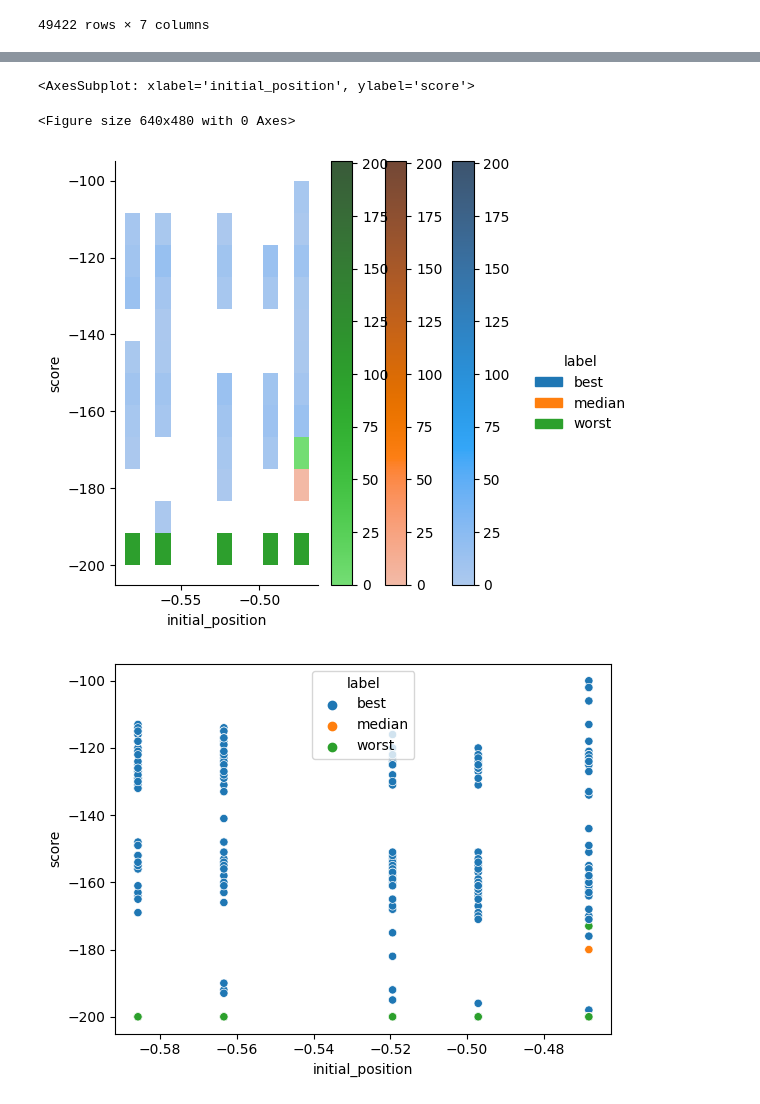
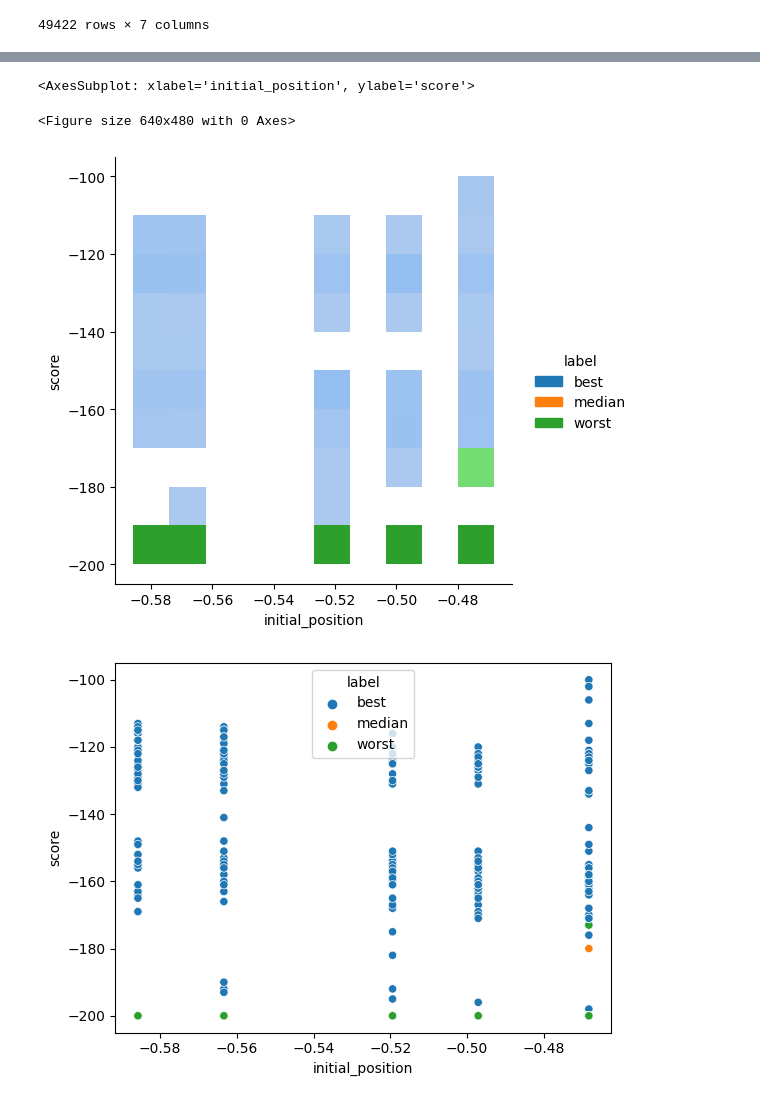
Before and after one commit to urmzd/linear-gp, a Jupyter notebook: notebooks/plots.ipynb, the cells around one changed output, grey strips where cells are left out. Saved outputs shown, nothing was run; the diff lists cells and outputs as text; code cells hidden in the pictures.

```diff
--- a/notebooks/plots.ipynb
+++ b/notebooks/plots.ipynb
@@ -165,34 +165,34 @@ df
 # %%
 import numpy as np
 
-df2=df[df["generation"] > 75]
+df2=df[df["generation"] > 0]
 df2=df[~(df["label"] == rank_labels["other"])]
 
 print(df2.head(10))
 
 plt.figure()
-sns.displot(data=df2, x="initial_position", y="score", hue="label", cbar=True)
+sns.displot(data=df2, x="initial_position", y="score", hue="label", bins=10)
 plt.figure()
 sns.scatterplot(data=df2, x="initial_position", y="score", hue="label")
 # %% [output]
                                        id  initial_position  score  \
 195  fe978782-2759-4739-bed2-8616020fc516         -0.519388 -200.0
 196  fe978782-2759-4739-bed2-8616020fc516         -0.468199 -200.0
 197  fe978782-2759-4739-bed2-8616020fc516         -0.585789 -200.0
 198  fe978782-2759-4739-bed2-8616020fc516         -0.497058 -200.0
 199  fe978782-2759-4739-bed2-8616020fc516         -0.563381 -200.0
 225  7531ff45-9ff5-4b8b-9d7e-3b19ef913b05         -0.519388 -200.0
 226  7531ff45-9ff5-4b8b-9d7e-3b19ef913b05         -0.468199 -200.0
 227  7531ff45-9ff5-4b8b-9d7e-3b19ef913b05         -0.585789 -200.0
 228  7531ff45-9ff5-4b8b-9d7e-3b19ef913b05         -0.497058 -200.0
 229  7531ff45-9ff5-4b8b-9d7e-3b19ef913b05         -0.563381 -200.0
 
 ... (7 lines left out)
 226           0   -200.0  48.0  median
 227           0   -200.0  48.0  median
 228           0   -200.0  48.0  median
 229           0   -200.0  48.0  median
 <AxesSubplot: xlabel='initial_position', ylabel='score'>
 <Figure size 640x480 with 0 Axes>
-[figure, old version]
+[figure, new version]
 [figure]
```
Also changed, not shown: 3 other files.
